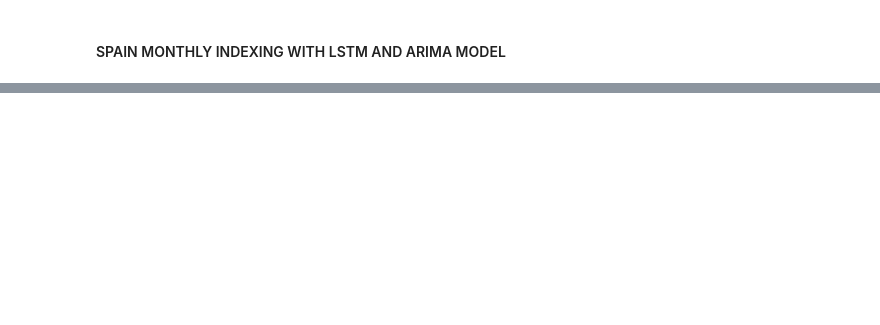
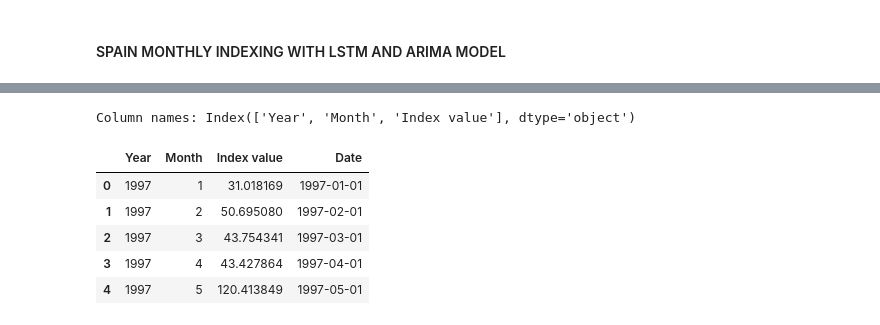
Before and after one commit to tphathuin1802/time-series-analysis-in-finance, a Jupyter notebook: midterm_project/notebooks/main.ipynb, the cells around one changed output, grey strips where cells are left out. Cells and saved outputs as stored; diff of their text form; code cells hidden in the pictures; blank space fills up the shorter version.

```diff
--- a/midterm_project/notebooks/main.ipynb
+++ b/midterm_project/notebooks/main.ipynb
@@ -15,0 +33,13 @@ FileNotFoundError: [Errno 2] No such file or directory: '../midterm_project/data
+# %%
+print("Column names:", df.columns)
+# %% [output]
+Column names: Index(['Year', 'Month', 'Index value'], dtype='object')
+# %%
+df['Date'] = pd.to_datetime(df[['Year', 'Month']].assign(DAY=1)); df.head()
+# %% [output]
+|  | Year | Month | Index value | Date |
+| 0 | 1997 | 1 | 31.018169 | 1997-01-01 |
+| 1 | 1997 | 2 | 50.695080 | 1997-02-01 |
+| 2 | 1997 | 3 | 43.754341 | 1997-03-01 |
+| 3 | 1997 | 4 | 43.427864 | 1997-04-01 |
+| 4 | 1997 | 5 | 120.413849 | 1997-05-01 |
```
Also changed, not shown: parts of 14 cells of this notebook, 5 other files.
